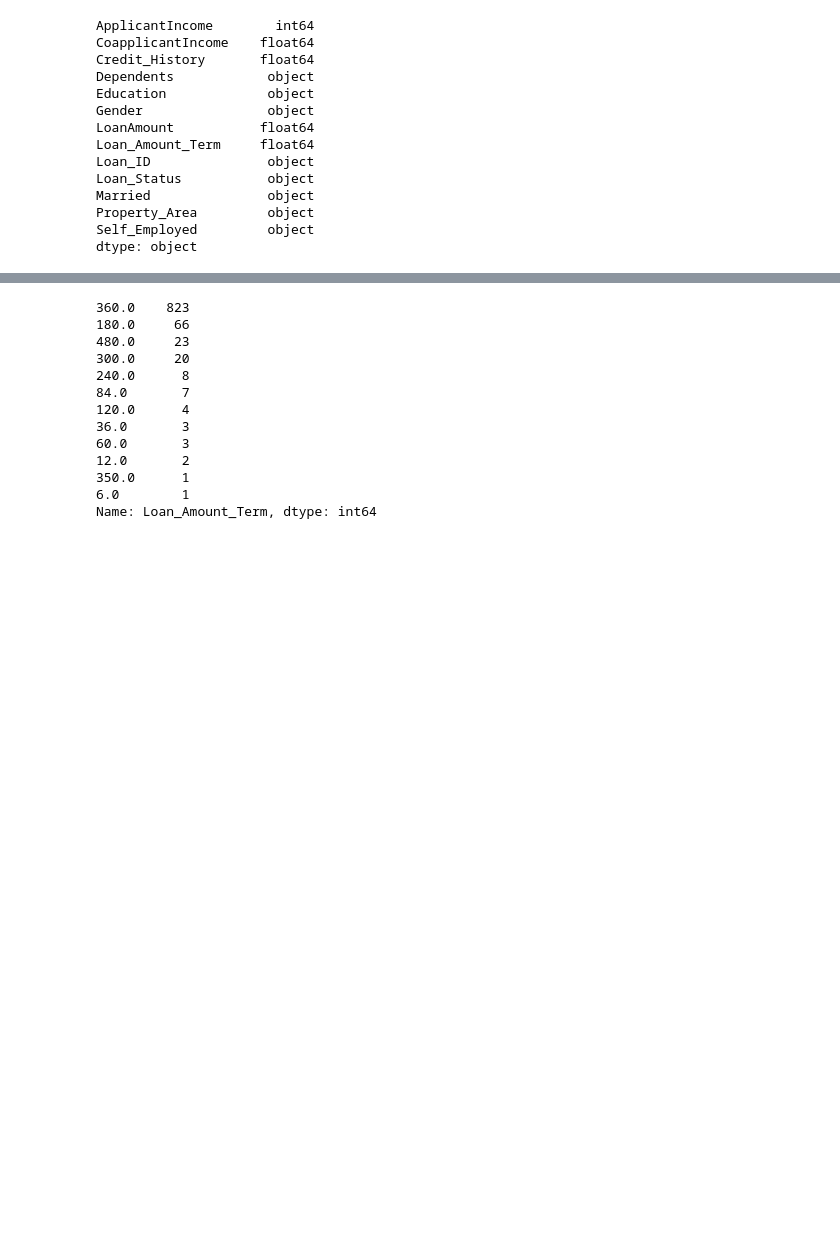
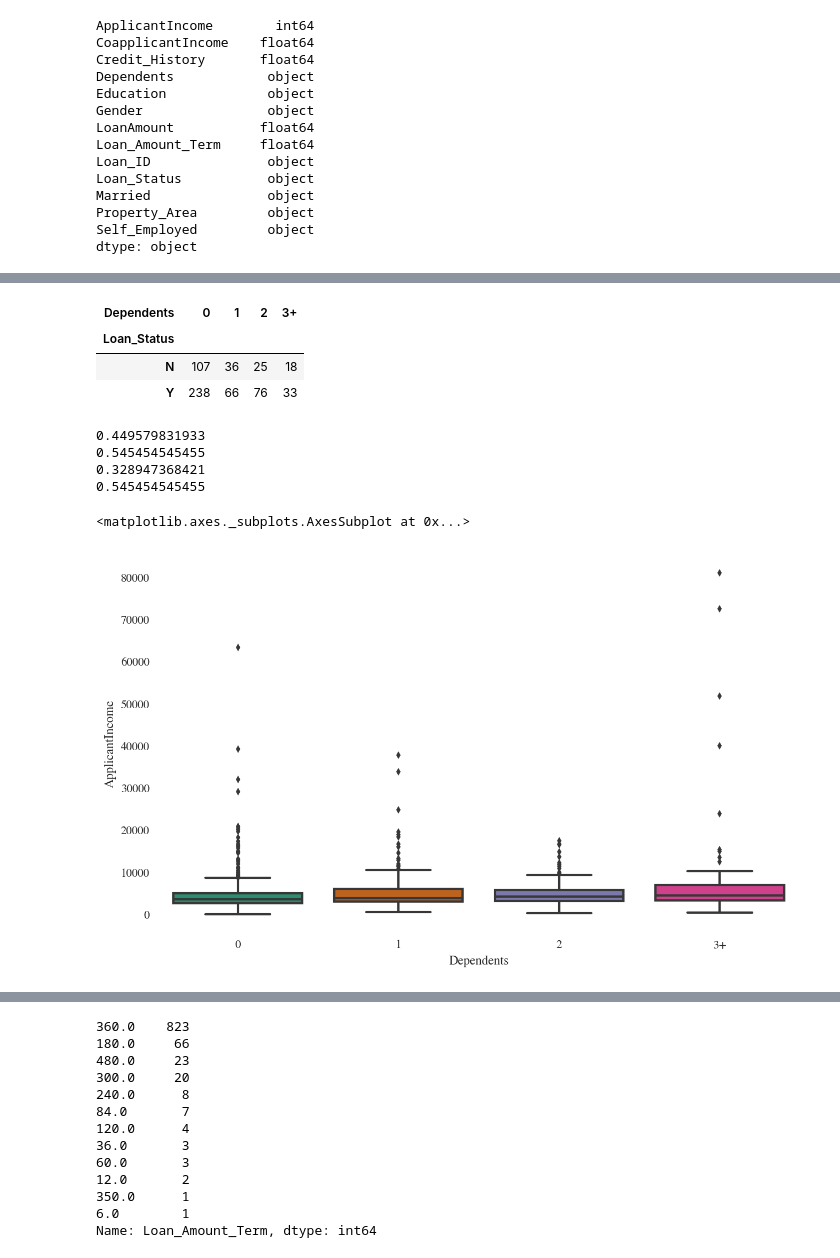
Before and after one commit to ranamihir/loan_prediction_3, a Jupyter notebook: models/model.ipynb, the cells around one changed output, grey strips where cells are left out. Saved outputs shown, nothing was run; the diff lists cells and outputs as text; code cells hidden in the pictures; blank space fills up the shorter version.

```diff
--- a/models/model.ipynb
+++ b/models/model.ipynb
@@ -329,0 +369,21 @@ dtype: object
+# %%
+t = pd.crosstab(train_data['Loan_Status'], train_data['Dependents'])
+t
+# %% [output]
+| Dependents | 0 | 1 | 2 | 3+ |
+| Loan_Status |  |  |  |  |
+| N | 107 | 36 | 25 | 18 |
+| Y | 238 | 66 | 76 | 33 |
+# %%
+for col in t.columns:
+    print t[col][0]/t[col][1]
+# %% [output]
+0.449579831933
+0.545454545455
+0.328947368421
+0.545454545455
+# %%
+sns.boxplot(y=data['ApplicantIncome'], x=data['Dependents'])
+# %% [output]
+<matplotlib.axes._subplots.AxesSubplot at 0x...>
+[figure, added]
```
Also changed, not shown: parts of 49 cells of this notebook.
